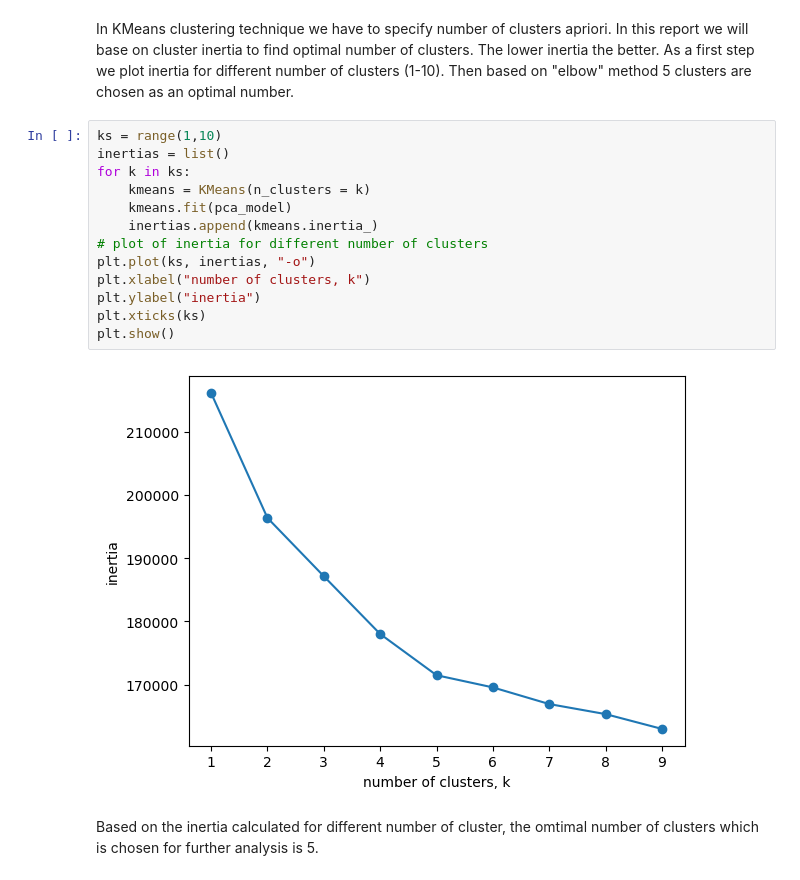
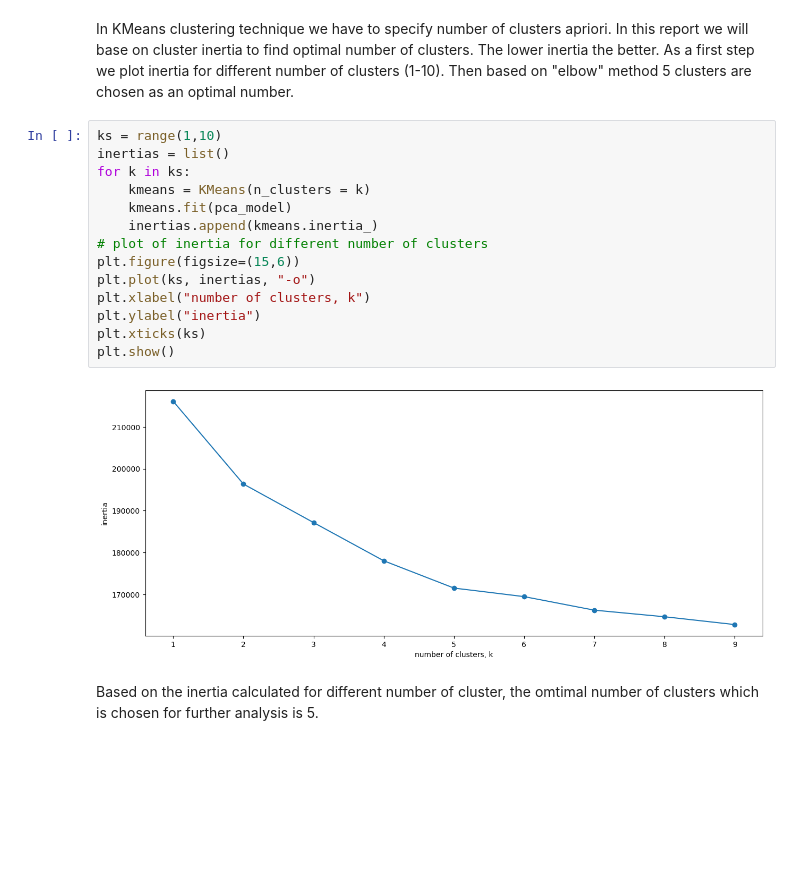
Before and after one commit to Hubert-Magdziak/Dimension-reduction, a Jupyter notebook: Dimension Reduction.ipynb, the cells around one changed output. Cells and saved outputs as stored; diff of their text form; blank space fills up the shorter version.

```diff
--- a/Dimension Reduction.ipynb
+++ b/Dimension Reduction.ipynb
@@ -176,18 +162,19 @@ In KMeans clustering technique we have to specify number of clusters apriori. In
 # %%
 ks = range(1,10)
 inertias = list()
 for k in ks:
     kmeans = KMeans(n_clusters = k)
     kmeans.fit(pca_model)
     inertias.append(kmeans.inertia_)
 # plot of inertia for different number of clusters
+plt.figure(figsize=(15,6))
 plt.plot(ks, inertias, "-o")
 plt.xlabel("number of clusters, k")
 plt.ylabel("inertia")
 plt.xticks(ks)
 plt.show()
 # %% [output]
-[figure, old version]
+[figure, new version]
 # %% [markdown]
 Based on the inertia calculated for different number of cluster, the omtimal number of clusters which is chosen for further analysis is 5.
 # %%
```
Also changed, not shown: parts of 10 cells of this notebook.
